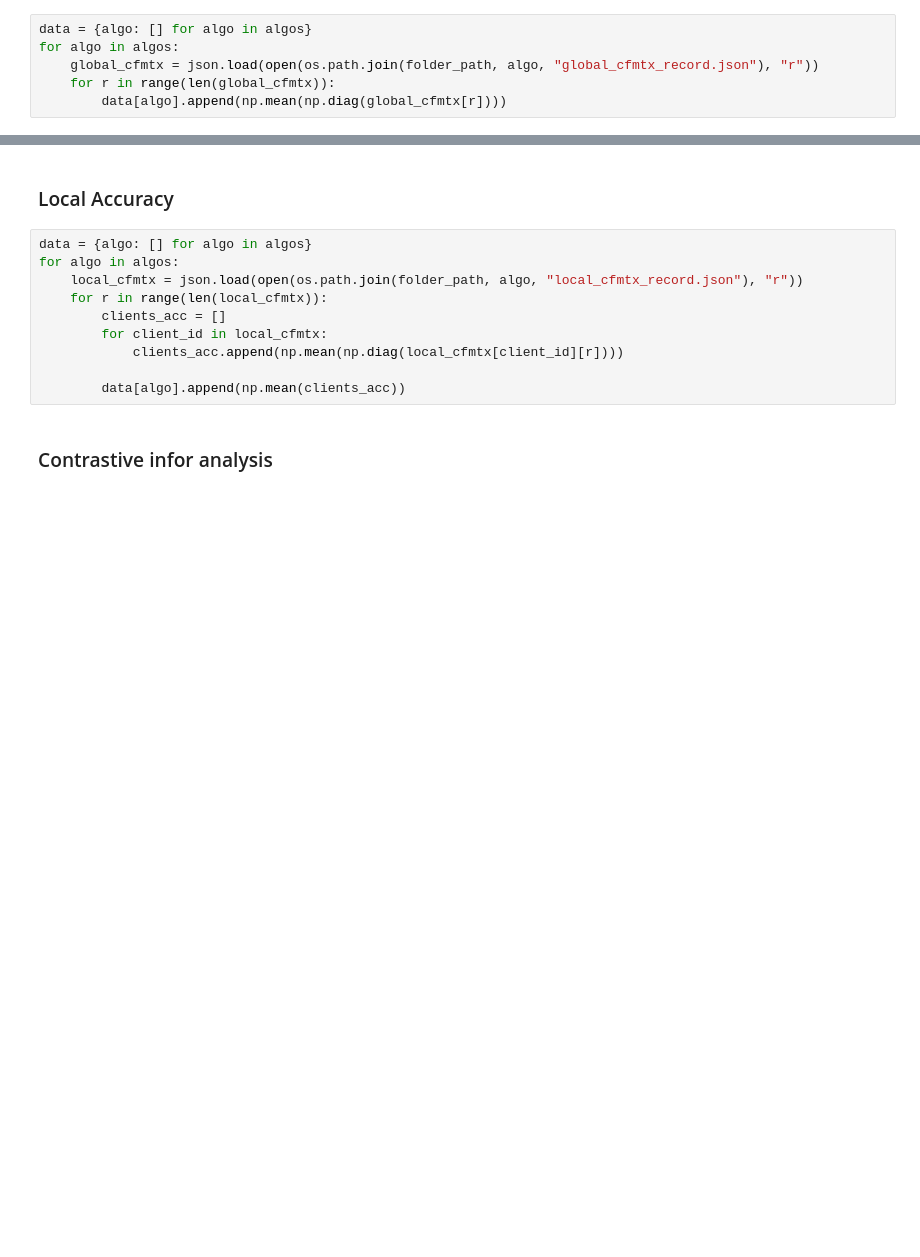
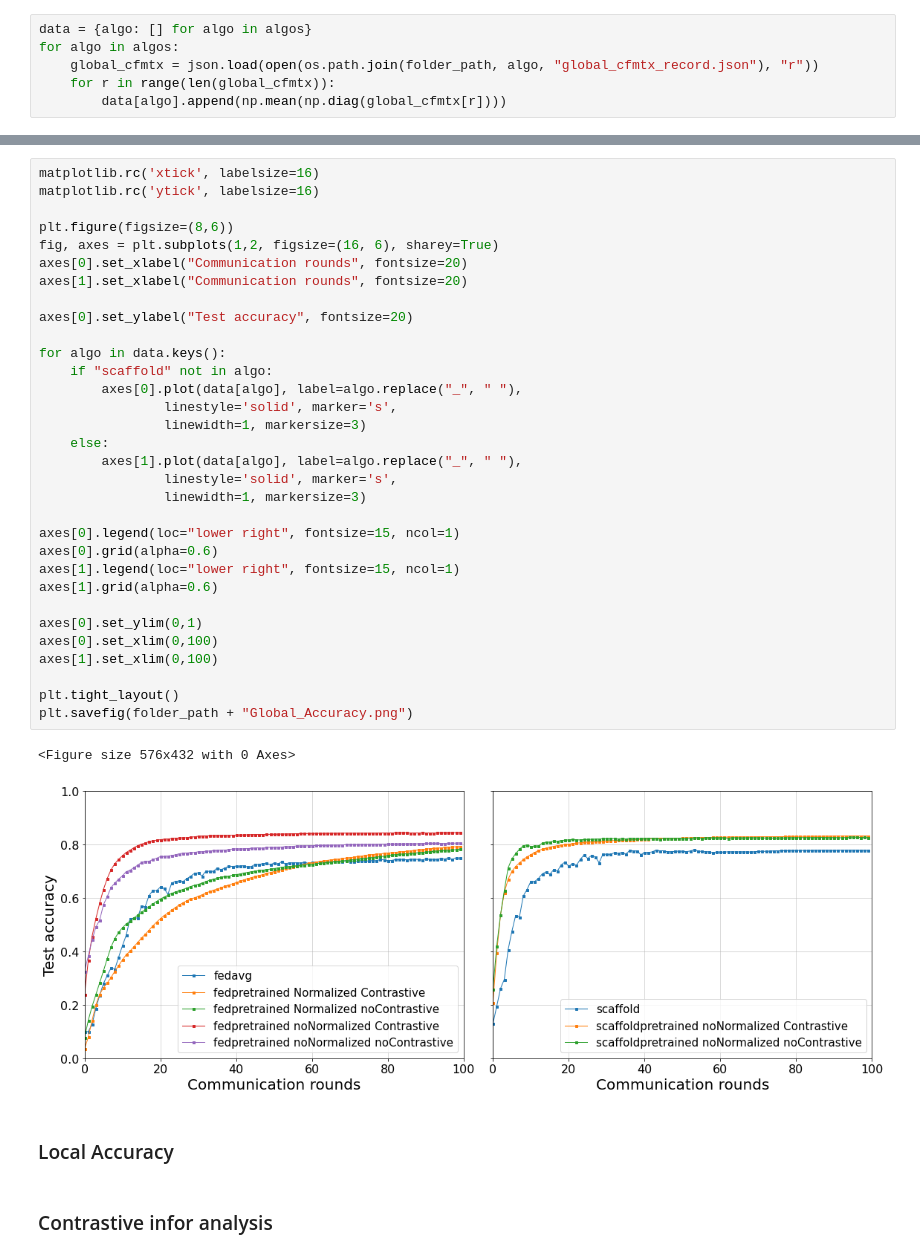
Before and after one commit to AIoT-Lab-BKAI/Hung-NN-verifiedFL, a Jupyter notebook: records/analysis.ipynb, the cells around one changed output, grey strips where cells are left out. Cells and saved outputs as stored; diff of their text form; blank space fills up the shorter version.

```diff
--- a/records/analysis.ipynb
+++ b/records/analysis.ipynb
@@ -47,15 +47,40 @@ plt.savefig(folder_path + "Global_Accuracy.png")
+# %%
+matplotlib.rc('xtick', labelsize=16)
+matplotlib.rc('ytick', labelsize=16)
+
+plt.figure(figsize=(8,6))
+fig, axes = plt.subplots(1,2, figsize=(16, 6), sharey=True)
+axes[0].set_xlabel("Communication rounds", fontsize=20)
+axes[1].set_xlabel("Communication rounds", fontsize=20)
+
+axes[0].set_ylabel("Test accuracy", fontsize=20)
+
+for algo in data.keys():
+    if "scaffold" not in algo:
+        axes[0].plot(data[algo], label=algo.replace("_", " "),
+                linestyle='solid', marker='s',
+                linewidth=1, markersize=3)
+    else:
+        axes[1].plot(data[algo], label=algo.replace("_", " "),
+                linestyle='solid', marker='s',
+                linewidth=1, markersize=3)
+
+axes[0].legend(loc="lower right", fontsize=15, ncol=1)
+axes[0].grid(alpha=0.6)
+axes[1].legend(loc="lower right", fontsize=15, ncol=1)
+axes[1].grid(alpha=0.6)
+
+axes[0].set_ylim(0,1)
+axes[0].set_xlim(0,100)
+axes[1].set_xlim(0,100)
+
+plt.tight_layout()
+plt.savefig(folder_path + "Global_Accuracy.png")
+# %% [output]
+<Figure size 576x432 with 0 Axes>
+[figure, added]
 # %% [markdown]
 ### Local Accuracy
-# %%
-data = {algo: [] for algo in algos}
-for algo in algos:
-    local_cfmtx = json.load(open(os.path.join(folder_path, algo, "local_cfmtx_record.json"), "r"))
-    for r in range(len(local_cfmtx)):
-        clients_acc = []
-        for client_id in local_cfmtx:
-            clients_acc.append(np.mean(np.diag(local_cfmtx[client_id][r])))
-
-        data[algo].append(np.mean(clients_acc))
 # %% [markdown]
 ### Contrastive infor analysis
 # %%
```
Also changed, not shown: parts of 5 cells of this notebook, 21 other files.
